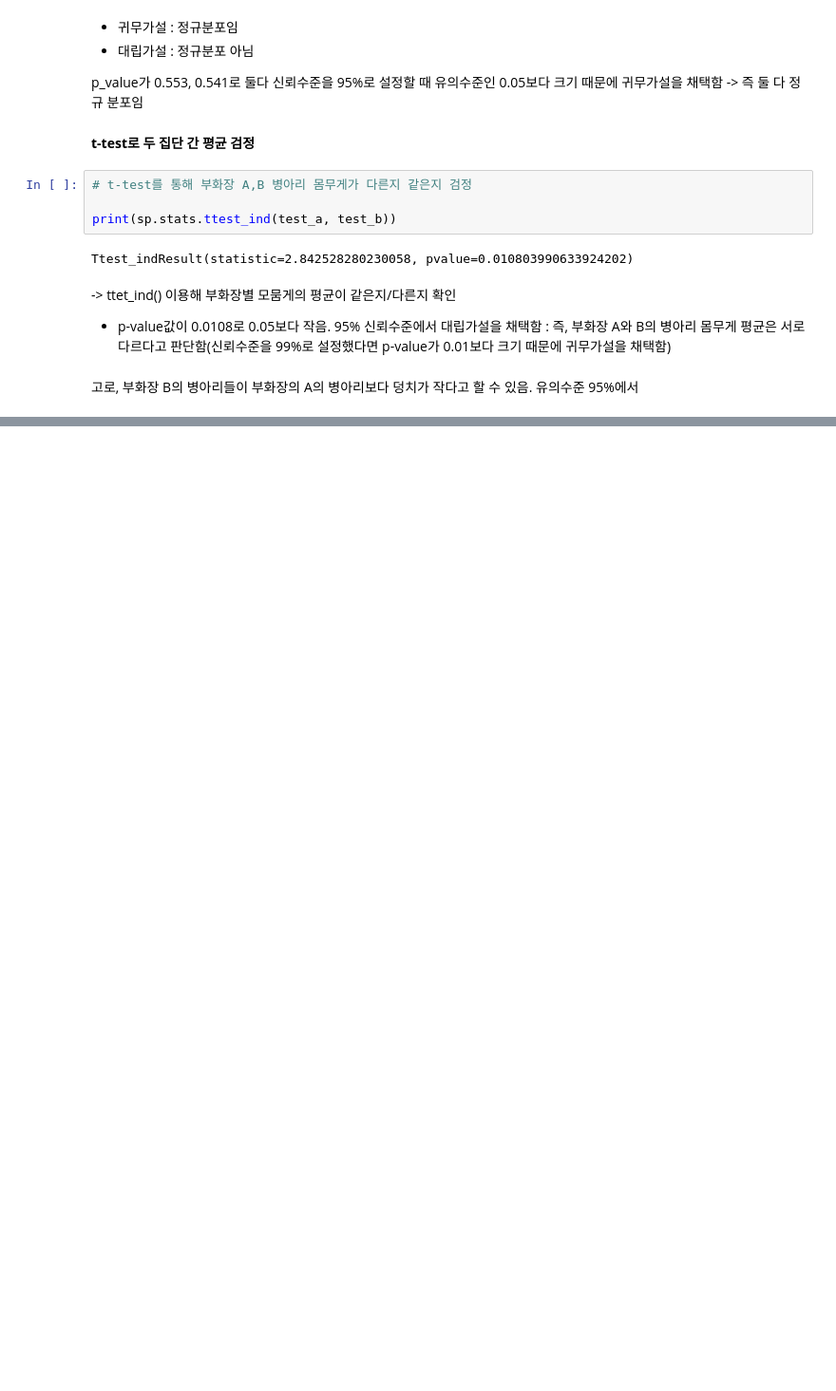
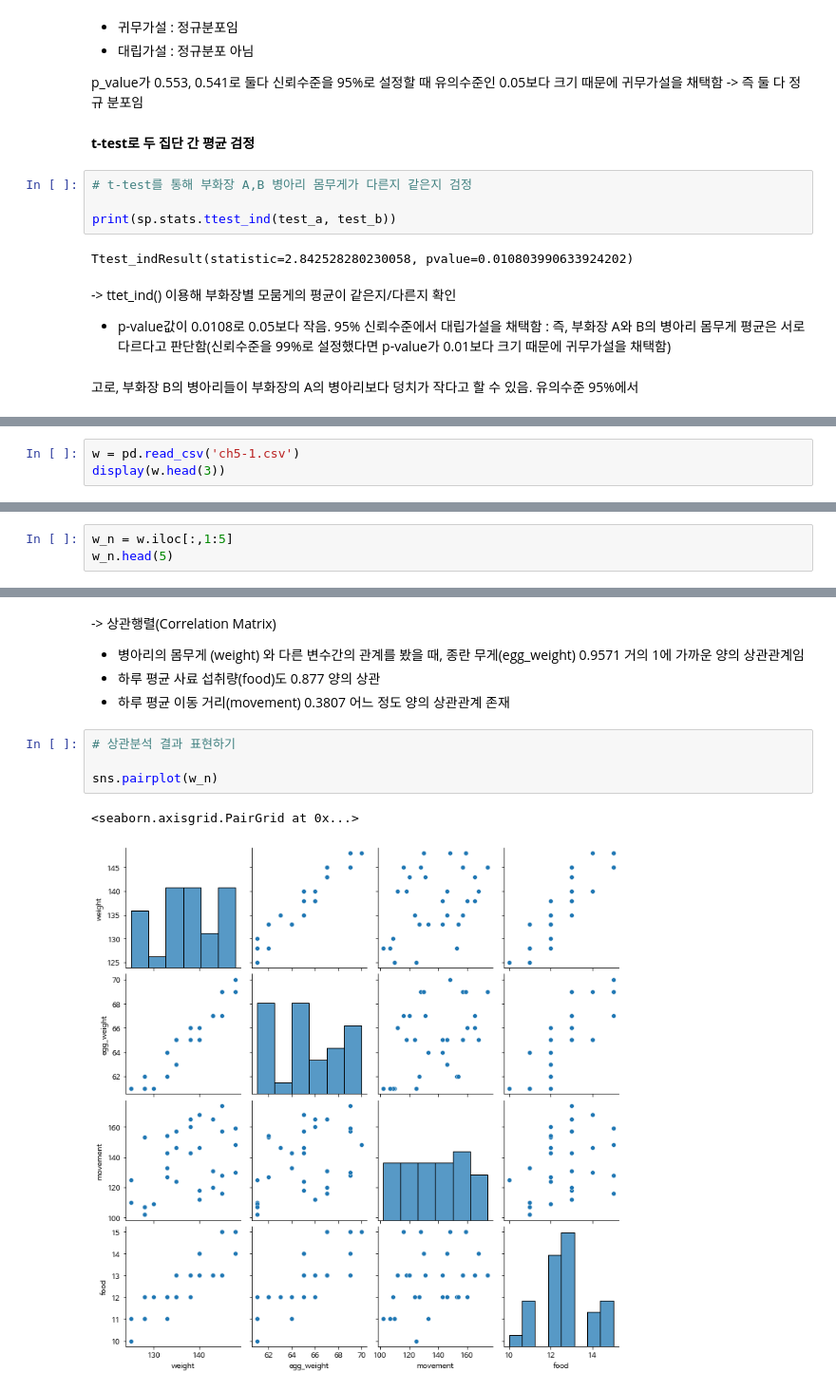
Before and after one commit to heyggun/Data_EDA, a Jupyter notebook: 현장에서_바로_써먹는_데이터_분석_with_파이썬_(1).ipynb, the cells around one changed output, grey strips where cells are left out. Shown: that part at 95% size. Drawn from its saved outputs; the diff is of its cells as text; blank space fills up the shorter version.

```diff
--- a/현장에서_바로_써먹는_데이터_분석_with_파이썬_(1).ipynb
+++ b/현장에서_바로_써먹는_데이터_분석_with_파이썬_(1).ipynb
@@ -461,0 +471,3 @@ Ttest_indResult(statistic=2.842528280230058, pvalue=0.010803990633924202)
+# %%
+w = pd.read_csv('ch5-1.csv')
+display(w.head(3))
@@ -461,0 +496,3 @@ Ttest_indResult(statistic=2.842528280230058, pvalue=0.010803990633924202)
+# %%
+w_n = w.iloc[:,1:5]
+w_n.head(5)
@@ -461,0 +515,12 @@ Ttest_indResult(statistic=2.842528280230058, pvalue=0.010803990633924202)
+# %% [markdown]
+->  상관행렬(Correlation Matrix)
+- 병아리의 몸무게 (weight) 와 다른 변수간의 관계를 봤을 때, 종란 무게(egg_weight) 0.9571 거의 1에 가까운 양의 상관관계임
+- 하루 평균 사료 섭취량(food)도 0.877 양의 상관
+- 하루 평균 이동 거리(movement) 0.3807 어느 정도 양의 상관관계 존재
+# %%
+# 상관분석 결과 표현하기
+
+sns.pairplot(w_n)
+# %% [output]
+<seaborn.axisgrid.PairGrid at 0x...>
+[figure, added]
```
Also changed, not shown: parts of 16 cells of this notebook.
